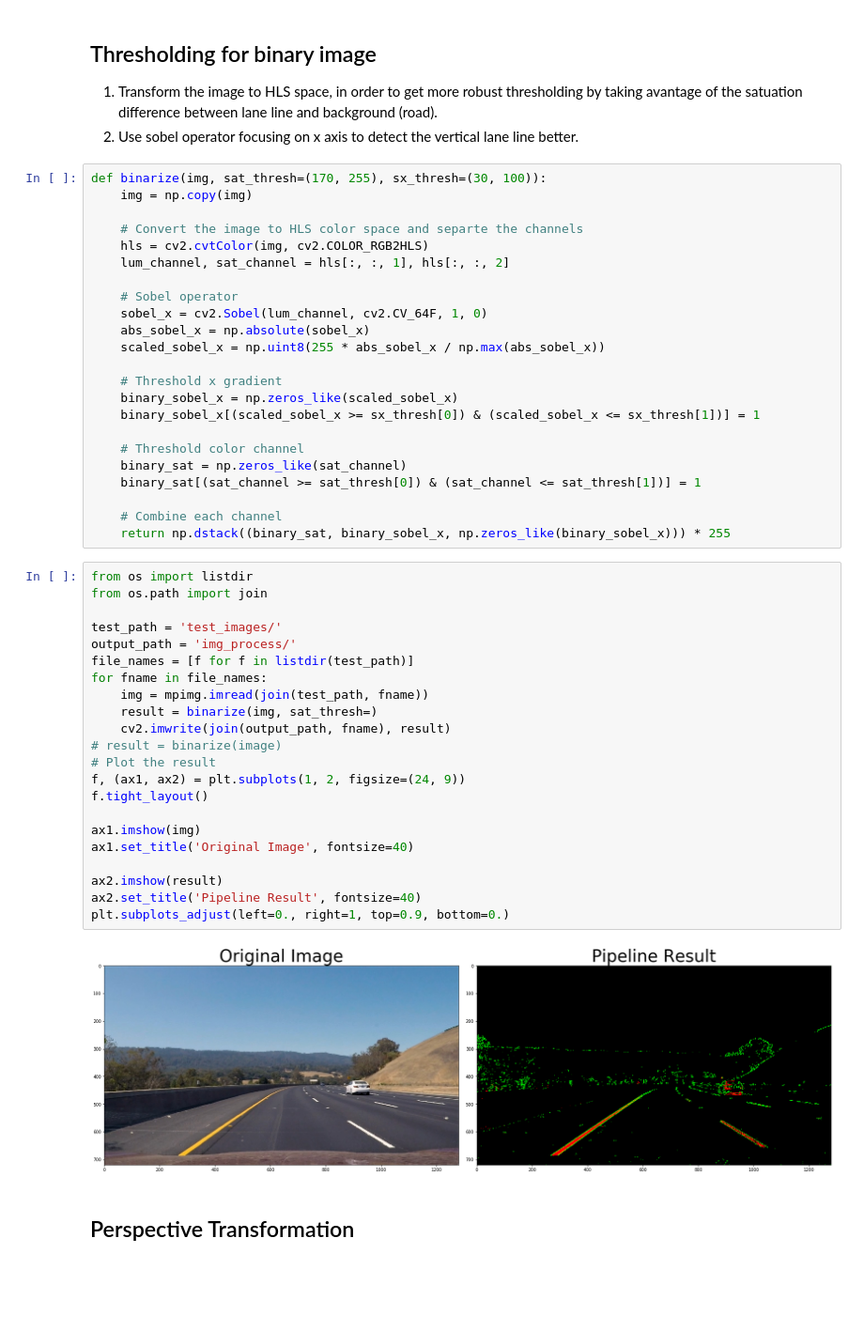
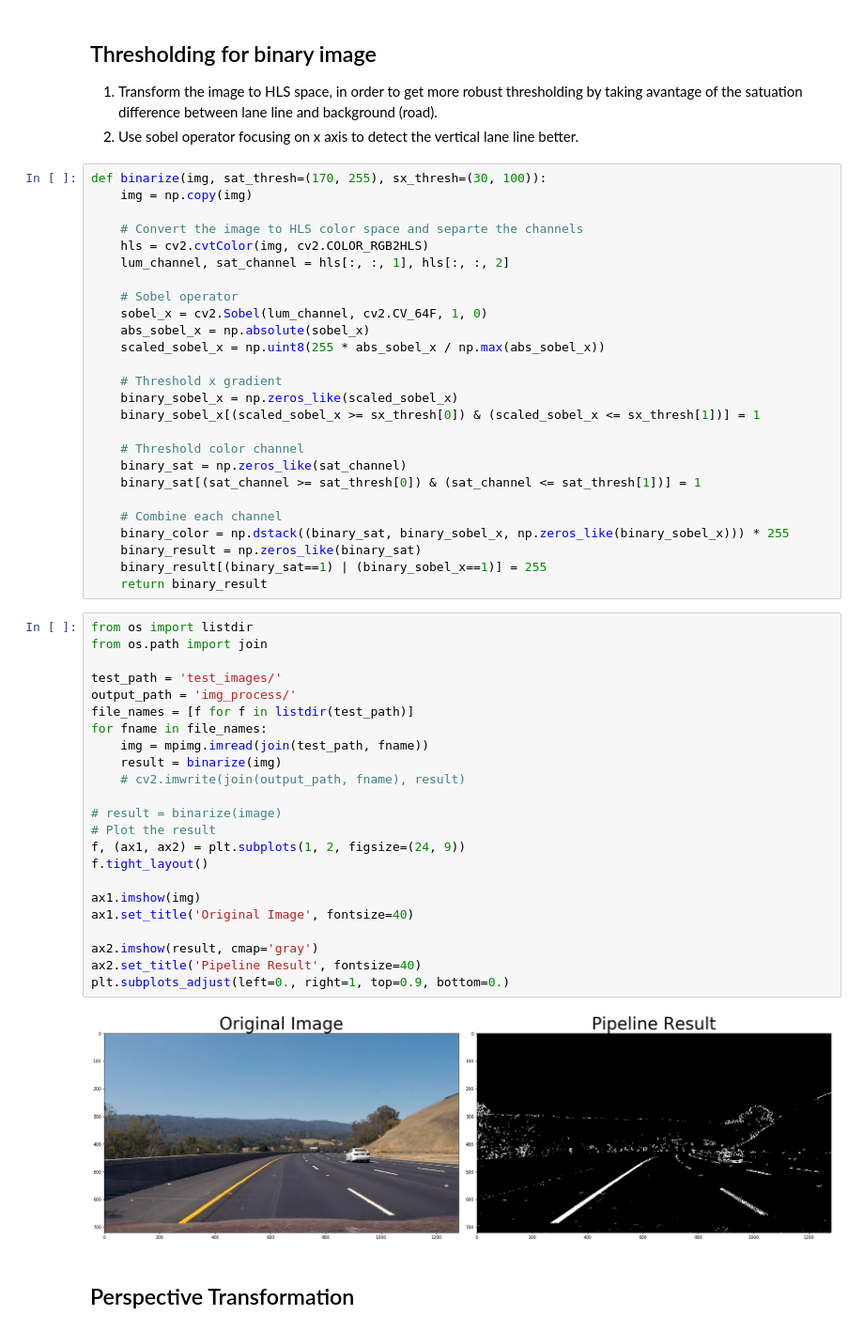
Before and after one commit to bboypupu/CarND-Advanced-Lane-Lines, a Jupyter notebook: adv_project.ipynb, the cells around one changed output. Shown at 94% size. Drawn from its saved outputs; the diff is of its cells as text; blank space fills up the shorter version.

Commit message:
Finished binary thresholding and perspective transformation, will adjust the method after checking the final result on video

```diff
--- a/adv_project.ipynb
+++ b/adv_project.ipynb
@@ -160,30 +169,34 @@ def binarize(img, sat_thresh=(170, 255), sx_thresh=(30, 100)):
     binary_sat[(sat_channel >= sat_thresh[0]) & (sat_channel <= sat_thresh[1])] = 1
 
     # Combine each channel
-    return np.dstack((binary_sat, binary_sobel_x, np.zeros_like(binary_sobel_x))) * 255
+    binary_color = np.dstack((binary_sat, binary_sobel_x, np.zeros_like(binary_sobel_x))) * 255
+    binary_result = np.zeros_like(binary_sat)
+    binary_result[(binary_sat==1) | (binary_sobel_x==1)] = 255
+    return binary_result
 # %%
 from os import listdir
 from os.path import join
 
 test_path = 'test_images/'
 output_path = 'img_process/'
 file_names = [f for f in listdir(test_path)]
 for fname in file_names:
     img = mpimg.imread(join(test_path, fname))
-    result = binarize(img, sat_thresh=)
-    cv2.imwrite(join(output_path, fname), result)
+    result = binarize(img)
+    # cv2.imwrite(join(output_path, fname), result)
+
 # result = binarize(image)
 # Plot the result
 f, (ax1, ax2) = plt.subplots(1, 2, figsize=(24, 9))
 f.tight_layout()
 
 ax1.imshow(img)
 ax1.set_title('Original Image', fontsize=40)
 
-ax2.imshow(result)
+ax2.imshow(result, cmap='gray')
 ax2.set_title('Pipeline Result', fontsize=40)
 plt.subplots_adjust(left=0., right=1, top=0.9, bottom=0.)
 # %% [output]
-[figure, old version]
+[figure, new version]
 # %% [markdown]
 ## Perspective Transformation
```
Also changed, not shown: parts of 5 cells of this notebook.
